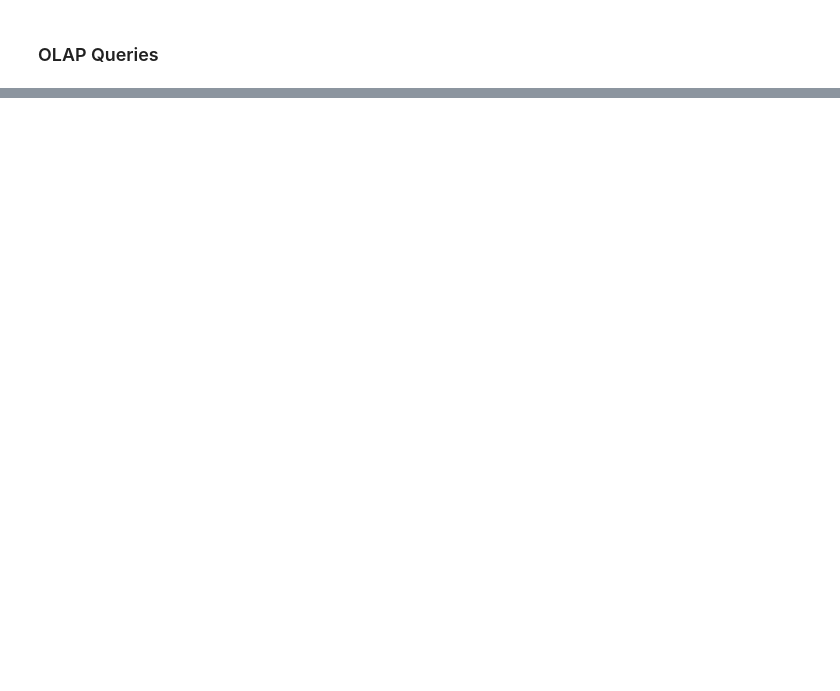
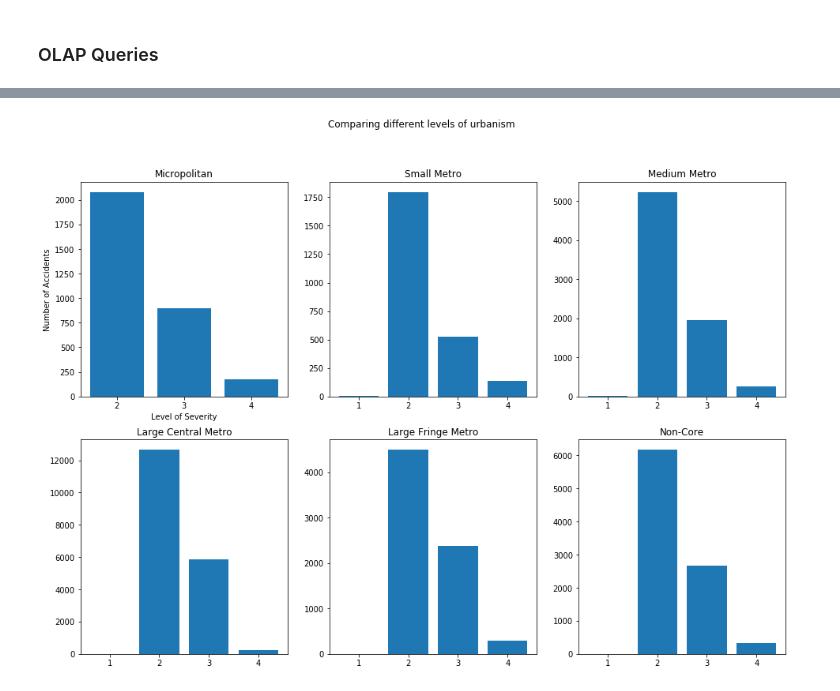
Before and after one commit to valeitao/us_accident_data_system, a Jupyter notebook: Fase III/Notebook_Fase3_Grupo17.ipynb, the cells around one changed output, grey strips where cells are left out. Saved outputs shown, nothing was run; the diff lists cells and outputs as text; code cells hidden in the pictures; blank space fills up the shorter version.

```diff
--- a/Fase III/Notebook_Fase3_Grupo17.ipynb
+++ b/Fase III/Notebook_Fase3_Grupo17.ipynb
@@ -85,0 +80,3 @@ df
+# %%
+df['urban_rural_classification'] = df['urban_rural_classification'].apply(lambda x: x.rstrip())
+df
@@ -85,0 +101,16 @@ df
+# %%
+classes = list(set(df['urban_rural_classification'].values))
+fig, axs = plt.subplots(2,3, figsize=(16,11))
+fig.suptitle('Comparing different levels of urbanism')
+
+for i, ax in enumerate(fig.axes):
+    test = df.loc[df['urban_rural_classification'] == classes[i]].drop(columns=['urban_rural_classification'])
+    ax.set_xticks(test['severitykey'].values)
+    ax.bar(test['severitykey'].values, test['number_of_accidents'].values)
+    ax.set_title(classes[i])
+    if i == 0:
+        ax.set_xlabel("Level of Severity")
+        ax.set_ylabel("Number of Accidents")
+plt.show()
+# %% [output]
+[figure, added]
```
Also changed, not shown: parts of 6 cells of this notebook.
